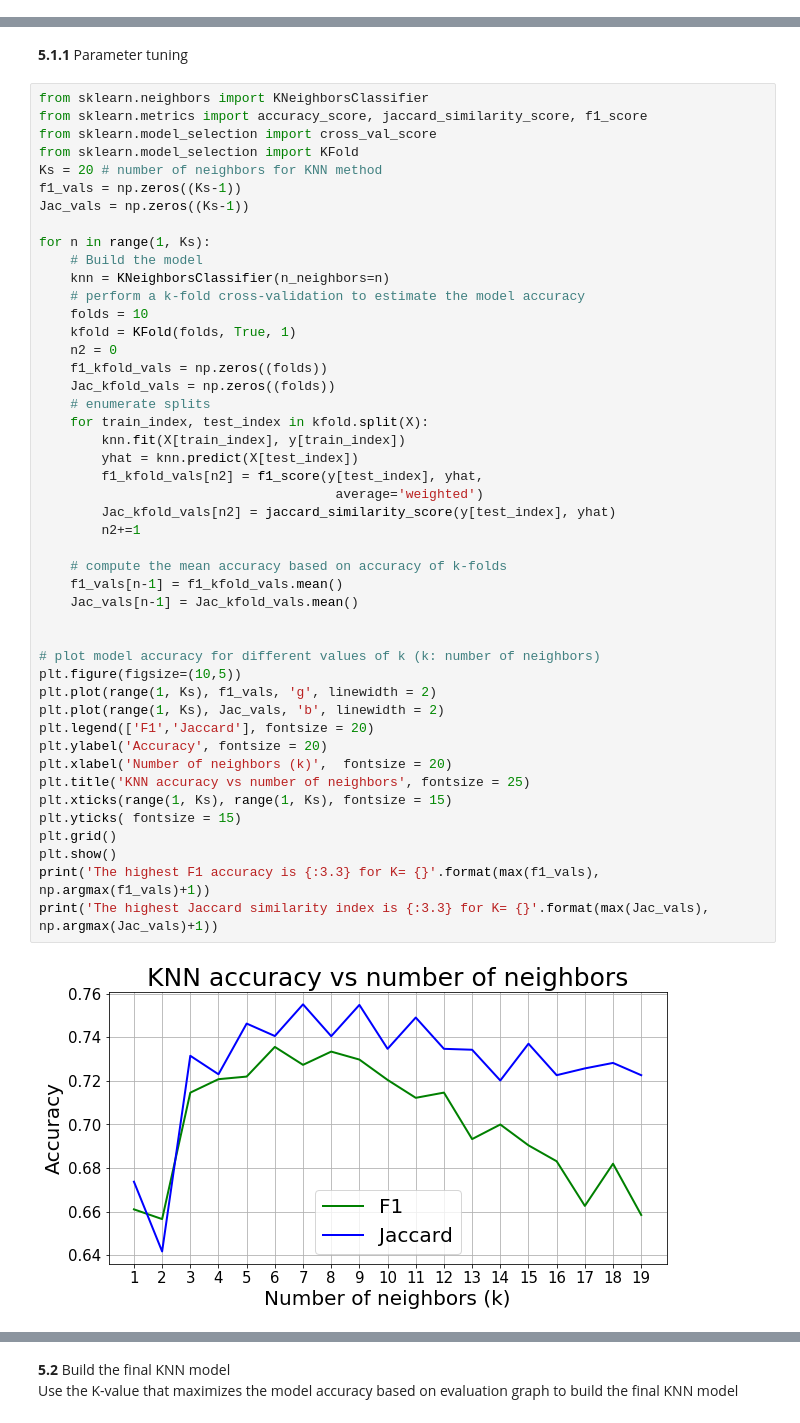
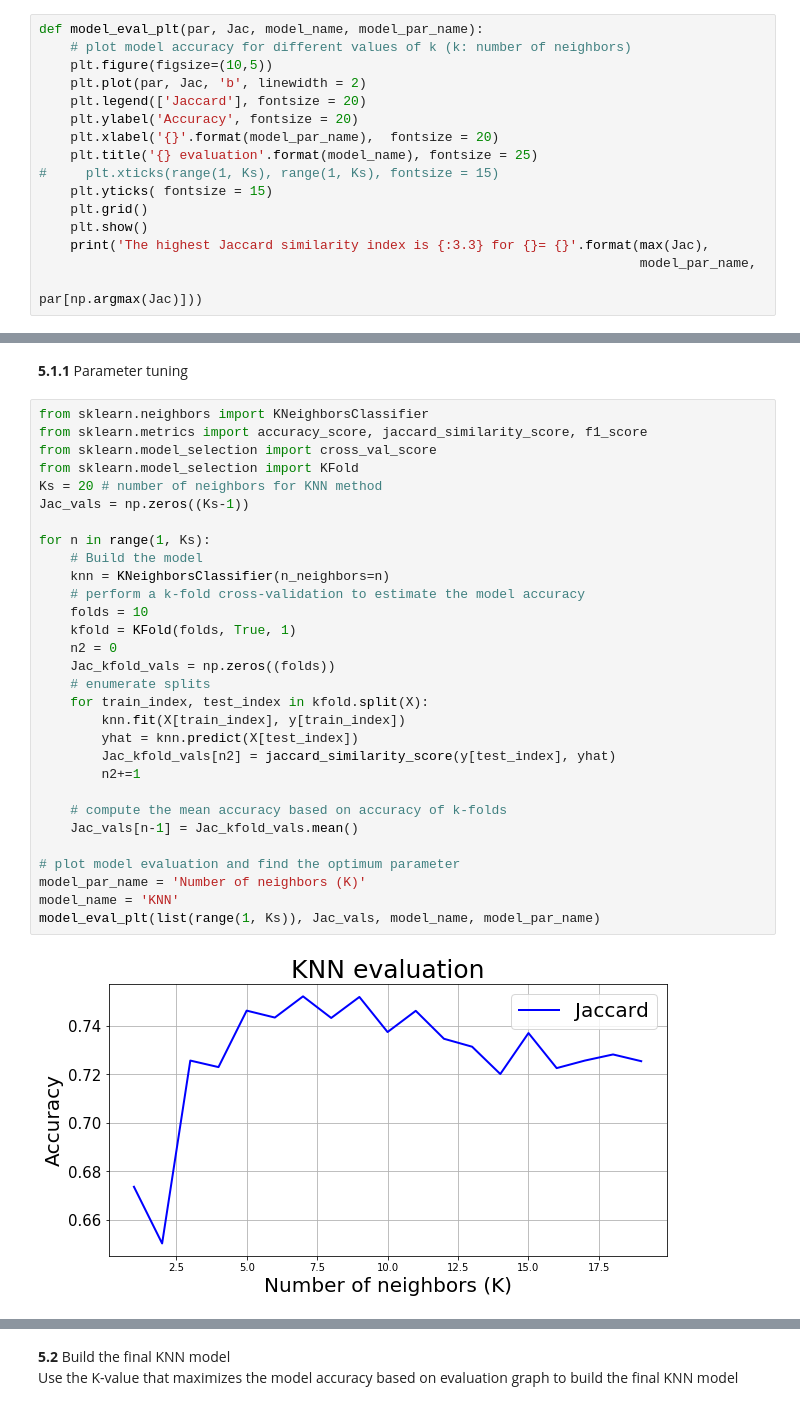
Before and after one commit to Ehsan-Negahbani/Best-Classifier, a Jupyter notebook: Project Notebook.ipynb, the cells around one changed output, grey strips where cells are left out. Cells and saved outputs as stored; diff of their text form.

```diff
--- a/Project Notebook.ipynb
+++ b/Project Notebook.ipynb
@@ -344,3 +406,19 @@ Parameter tuning for each machine learning model: Find the model parameter value
+# %%
+def model_eval_plt(par, Jac, model_name, model_par_name):
+    # plot model accuracy for different values of k (k: number of neighbors)
+    plt.figure(figsize=(10,5))
+    plt.plot(par, Jac, 'b', linewidth = 2)
+    plt.legend(['Jaccard'], fontsize = 20)
+    plt.ylabel('Accuracy', fontsize = 20)
+    plt.xlabel('{}'.format(model_par_name),  fontsize = 20)
+    plt.title('{} evaluation'.format(model_name), fontsize = 25)
+#     plt.xticks(range(1, Ks), range(1, Ks), fontsize = 15)
+    plt.yticks( fontsize = 15)
+    plt.grid()
+    plt.show()
+    print('The highest Jaccard similarity index is {:3.3} for {}= {}'.format(max(Jac),
+                                                                             model_par_name,
+                                                                             par[np.argmax(Jac)]))
 # %% [markdown]
 #### 5.1 K-Nearest Neighbor classifier (KNN)
 # %% [markdown]
@@ -348,48 +426,32 @@ Parameter tuning for each machine learning model: Find the model parameter value
 # %%
 from sklearn.neighbors import KNeighborsClassifier
 from sklearn.metrics import accuracy_score, jaccard_similarity_score, f1_score
 from sklearn.model_selection import cross_val_score
 from sklearn.model_selection import KFold
 Ks = 20 # number of neighbors for KNN method
-f1_vals = np.zeros((Ks-1))
 Jac_vals = np.zeros((Ks-1))
 
 for n in range(1, Ks):
     # Build the model
     knn = KNeighborsClassifier(n_neighbors=n)
     # perform a k-fold cross-validation to estimate the model accuracy
     folds = 10
     kfold = KFold(folds, True, 1)
     n2 = 0
-    f1_kfold_vals = np.zeros((folds))
     Jac_kfold_vals = np.zeros((folds))
     # enumerate splits
     for train_index, test_index in kfold.split(X):
         knn.fit(X[train_index], y[train_index])
         yhat = knn.predict(X[test_index])
-        f1_kfold_vals[n2] = f1_score(y[test_index], yhat,
-                                      average='weighted')
         Jac_kfold_vals[n2] = jaccard_similarity_score(y[test_index], yhat)
         n2+=1
 
     # compute the mean accuracy based on accuracy of k-folds
-    f1_vals[n-1] = f1_kfold_vals.mean()
     Jac_vals[n-1] = Jac_kfold_vals.mean()
 
-
-# plot model accuracy for different values of k (k: number of neighbors)
-plt.figure(figsize=(10,5))
-plt.plot(range(1, Ks), f1_vals, 'g', linewidth = 2)
-plt.plot(range(1, Ks), Jac_vals, 'b', linewidth = 2)
-plt.legend(['F1','Jaccard'], fontsize = 20)
-plt.ylabel('Accuracy', fontsize = 20)
-plt.xlabel('Number of neighbors (k)',  fontsize = 20)
-plt.title('KNN accuracy vs number of neighbors', fontsize = 25)
-plt.xticks(range(1, Ks), range(1, Ks), fontsize = 15)
-plt.yticks( fontsize = 15)
-plt.grid()
-plt.show()
-print('The highest F1 accuracy is {:3.3} for K= {}'.format(max(f1_vals), np.argmax(f1_vals)+1))
-print('The highest Jaccard similarity index is {:3.3} for K= {}'.format(max(Jac_vals), np.argmax(Jac_vals)+1))
+# plot model evaluation and find the optimum parameter
+model_par_name = 'Number of neighbors (K)'
+model_name = 'KNN'
+model_eval_plt(list(range(1, Ks)), Jac_vals, model_name, model_par_name)
 # %% [output]
-[figure, old version]
+[figure, new version]
```
Also changed, not shown: parts of 28 cells of this notebook.
